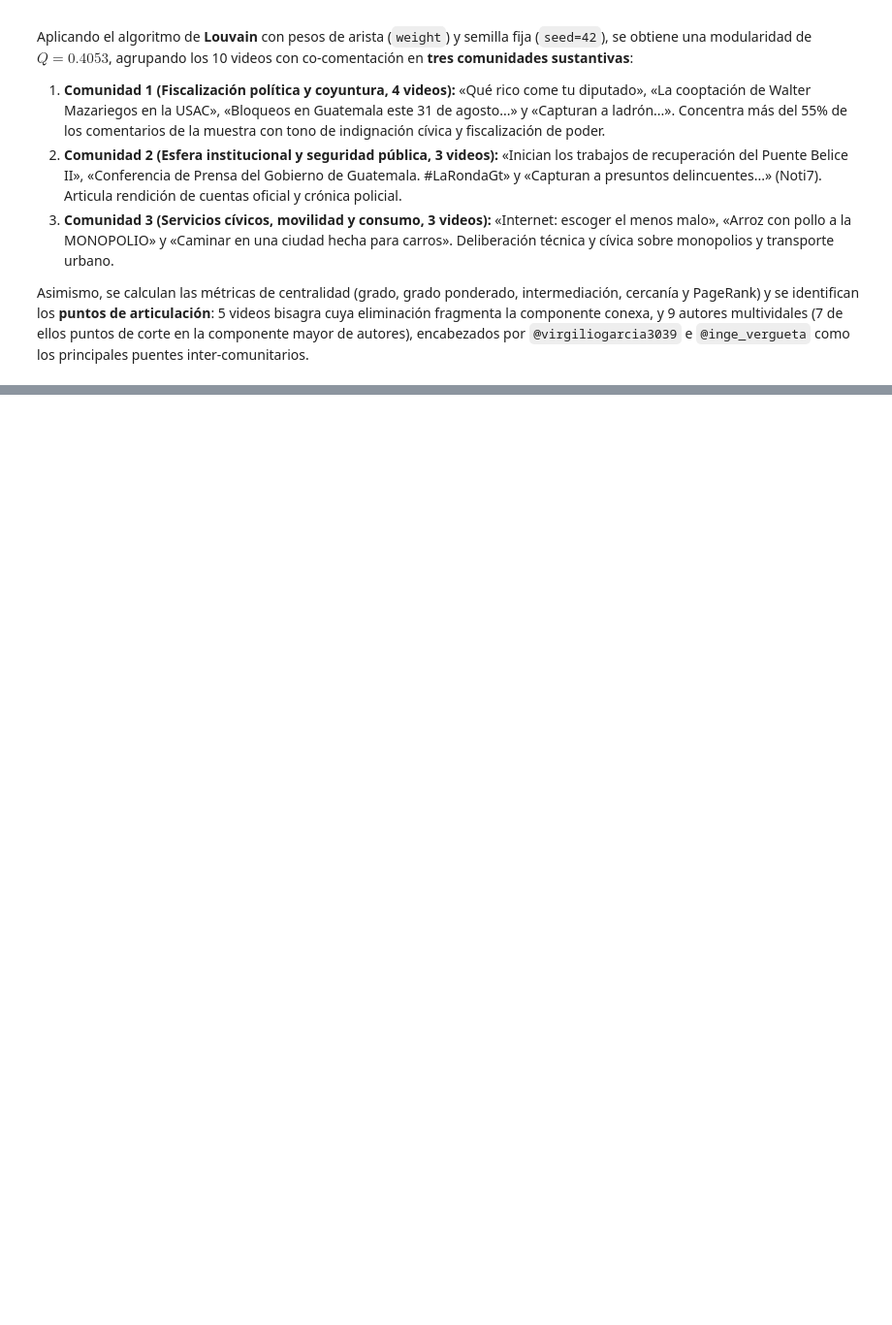
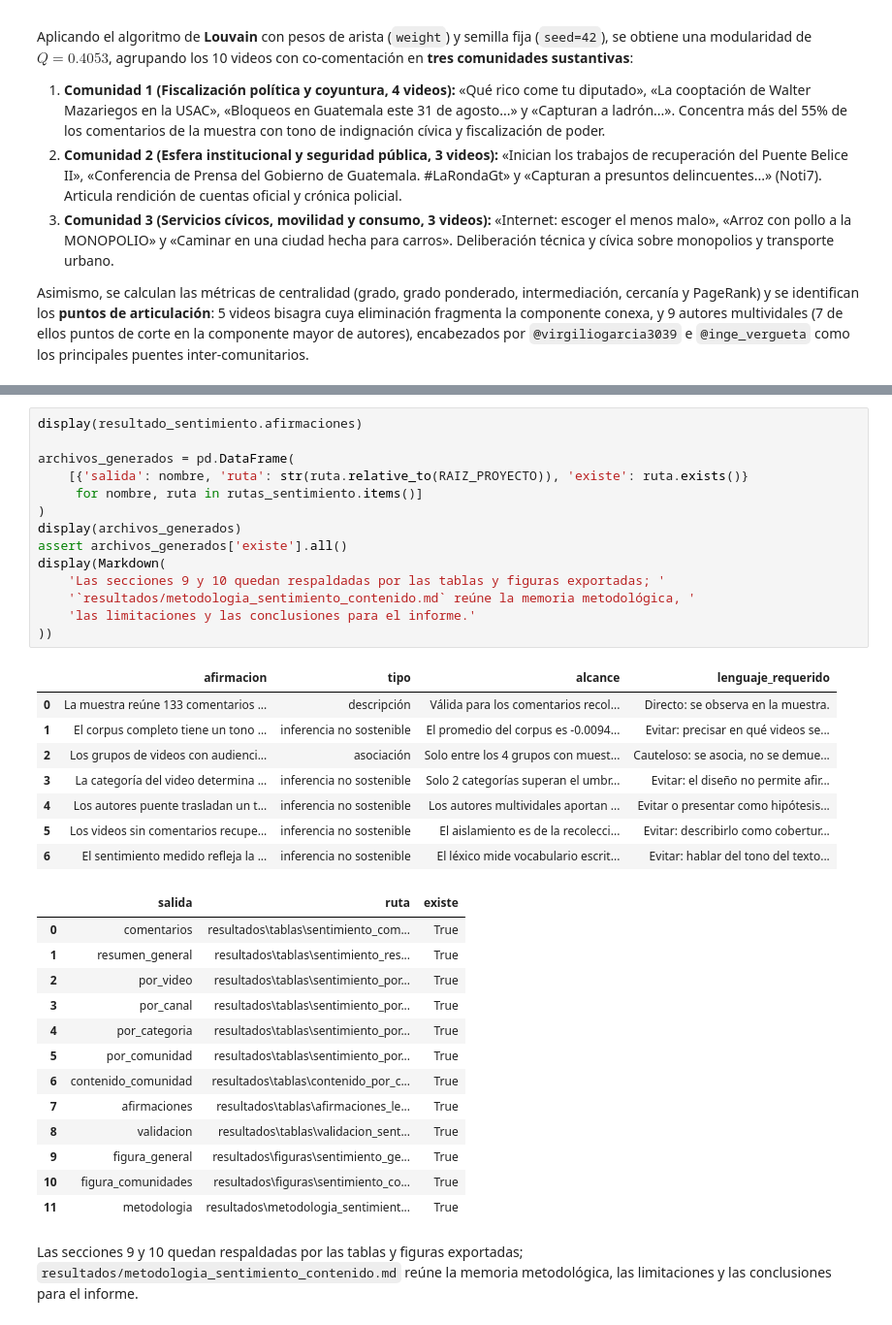
Before and after one commit to diegoanro22/DS-LAB06, a Jupyter notebook: notebooks/Laboratorio_6_Analisis_Redes_YouTube.ipynb, the cells around one changed output, grey strips where cells are left out. Shown at 97% size. Cells and saved outputs as stored; diff of their text form; blank space fills up the shorter version.

```diff
--- a/notebooks/Laboratorio_6_Analisis_Redes_YouTube.ipynb
+++ b/notebooks/Laboratorio_6_Analisis_Redes_YouTube.ipynb
@@ -667,0 +842,37 @@ plt.show()
+# %%
+display(resultado_sentimiento.afirmaciones)
+
+archivos_generados = pd.DataFrame(
+    [{'salida': nombre, 'ruta': str(ruta.relative_to(RAIZ_PROYECTO)), 'existe': ruta.exists()}
+     for nombre, ruta in rutas_sentimiento.items()]
+)
+display(archivos_generados)
+assert archivos_generados['existe'].all()
+display(Markdown(
+    'Las secciones 9 y 10 quedan respaldadas por las tablas y figuras exportadas; '
+    '`resultados/metodologia_sentimiento_contenido.md` reúne la memoria metodológica, '
+    'las limitaciones y las conclusiones para el informe.'
+))
+# %% [output]
+|  | afirmacion | tipo | alcance | lenguaje_requerido |
+| 0 | La muestra reúne 133 comentarios ... | descripción | Válida para los comentarios recol... | Directo: se observa en la muestra. |
+| 1 | El corpus completo tiene un tono ... | inferencia no sostenible | El promedio del corpus es -0.0094... | Evitar: precisar en qué videos se... |
+| 2 | Los grupos de videos con audienci... | asociación | Solo entre los 4 grupos con muest... | Cauteloso: se asocia, no se demue... |
+| 3 | La categoría del video determina ... | inferencia no sostenible | Solo 2 categorías superan el umbr... | Evitar: el diseño no permite afir... |
+| 4 | Los autores puente trasladan un t... | inferencia no sostenible | Los autores multividales aportan ... | Evitar o presentar como hipótesis... |
+| 5 | Los videos sin comentarios recupe... | inferencia no sostenible | El aislamiento es de la recolecci... | Evitar: describirlo como cobertur... |
+| 6 | El sentimiento medido refleja la ... | inferencia no sostenible | El léxico mide vocabulario escrit... | Evitar: hablar del tono del texto... |
+|  | salida | ruta | existe |
+| 0 | comentarios | resultados\tablas\sentimiento_com... | True |
+| 1 | resumen_general | resultados\tablas\sentimiento_res... | True |
+| 2 | por_video | resultados\tablas\sentimiento_por... | True |
+| 3 | por_canal | resultados\tablas\sentimiento_por... | True |
+| 4 | por_categoria | resultados\tablas\sentimiento_por... | True |
+| 5 | por_comunidad | resultados\tablas\sentimiento_por... | True |
+| 6 | contenido_comunidad | resultados\tablas\contenido_por_c... | True |
+| 7 | afirmaciones | resultados\tablas\afirmaciones_le... | True |
+| 8 | validacion | resultados\tablas\validacion_sent... | True |
+| 9 | figura_general | resultados\figuras\sentimiento_ge... | True |
+| 10 | figura_comunidades | resultados\figuras\sentimiento_co... | True |
+| 11 | metodologia | resultados\metodologia_sentimient... | True |
+Las secciones 9 y 10 quedan respaldadas por las tablas y figuras exportadas; `resultados/metodologia_sentimiento_contenido.md` reúne la memoria metodológica, las limitaciones y las conclusiones para el informe.
```
Also changed, not shown: parts of 8 cells of this notebook, 14 other files.
